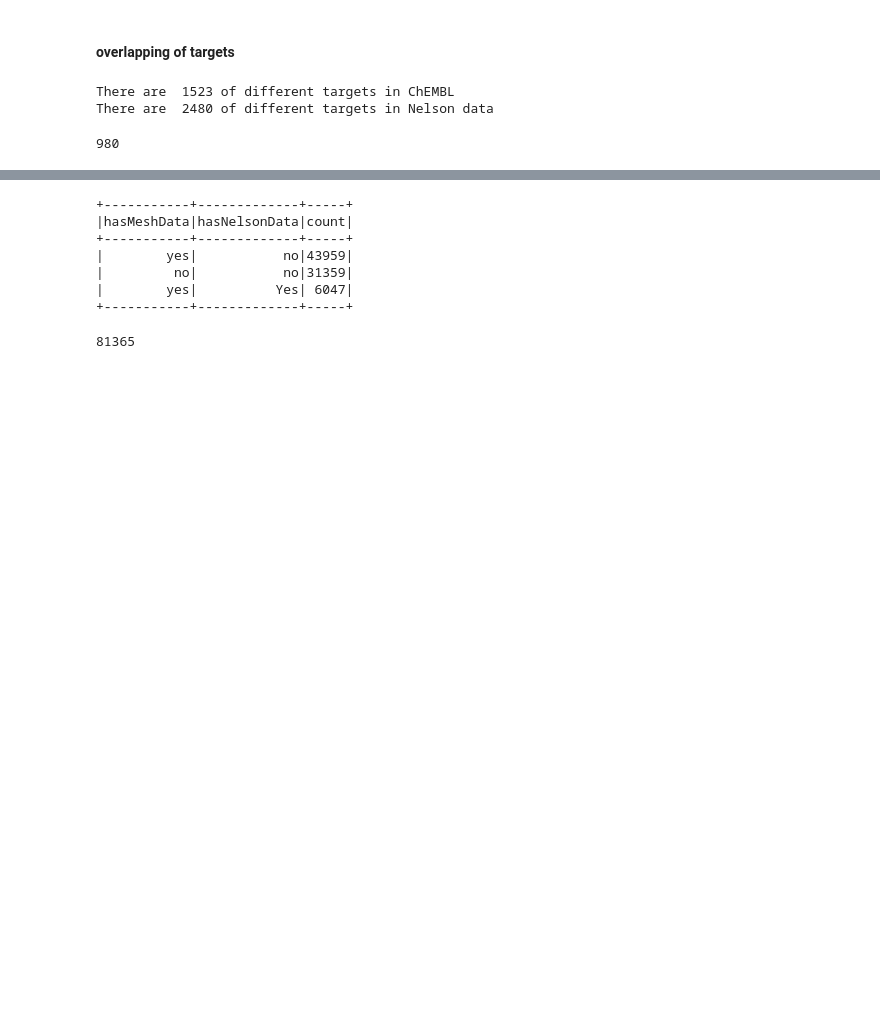
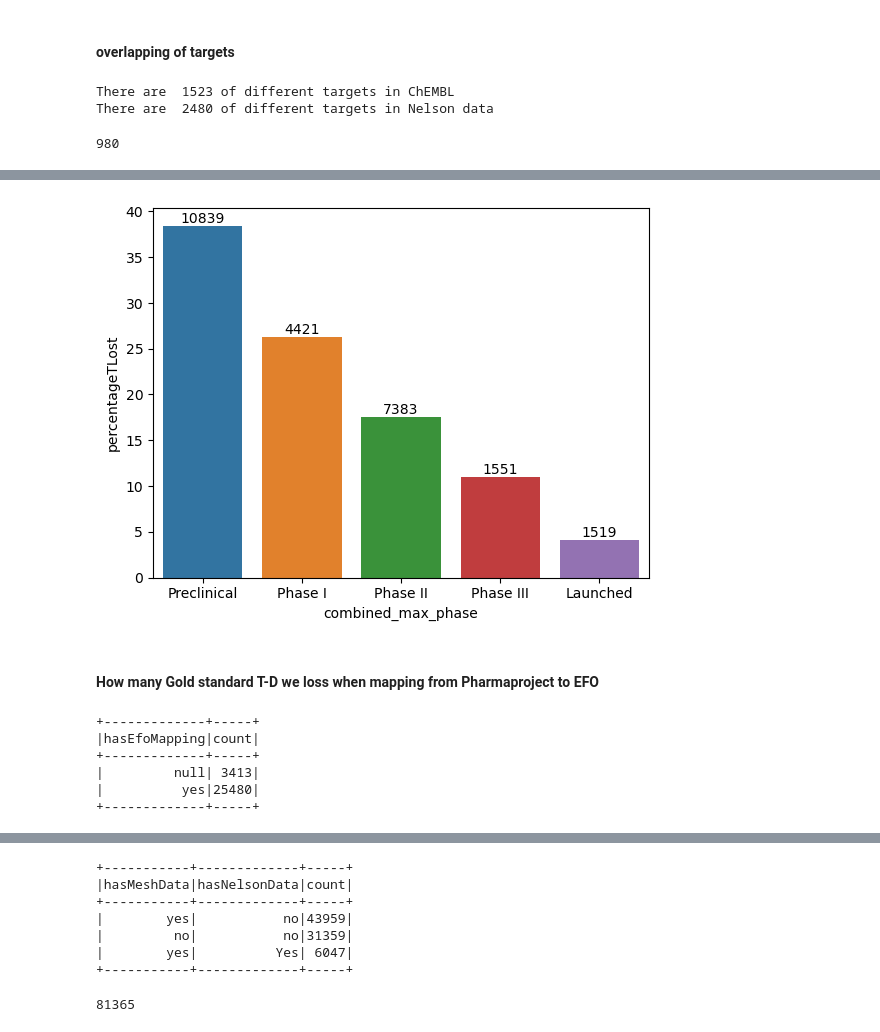
Before and after one commit to Juanmaria-rr/clinicalDrugsCuration, a Jupyter notebook: src/analysis/matches.ipynb, the cells around one changed output, grey strips where cells are left out. Saved outputs shown, nothing was run; the diff lists cells and outputs as text; code cells hidden in the pictures; blank space fills up the shorter version.

```diff
--- a/src/analysis/matches.ipynb
+++ b/src/analysis/matches.ipynb
@@ -656,0 +947,44 @@ AnalysisException: Column 'hasMeshData' does not exist. Did you mean one of the
+# %%
+ax = sns.barplot(
+    x="combined_max_phase",
+    y="percentageTLost",
+    data=barplot_Target,
+    order=["Preclinical", "Phase I", "Phase II", "Phase III", "Launched"],
+)
+# Retrieve the values from the 'other_column' to use as custom labels
+custom_labels = (
+    barplot_Target.set_index("combined_max_phase")
+    .loc[["Preclinical", "Phase I", "Phase II", "Phase III", "Launched"], "totalTD"]
+    .values
+)
+
+# Annotate each bar with the corresponding label from 'other_column'
+for bar, label in zip(ax.containers[0], custom_labels):
+    ax.text(
+        bar.get_x() + bar.get_width() / 2,  # X position in the center of the bar
+        bar.get_height(),  # Y position at the top of the bar
+        label,  # Text label
+        ha="center",
+        va="bottom",  # Center alignment
+    )
+
+plt.show()
+# %% [output]
+[figure, added]
+# %% [markdown]
+#### How many Gold standard T-D we loss when mapping from Pharmaproject to EFO
+# %%
+diseasesWithAnnotations.selectExpr(
+    "unionMesh as indication_mesh_id", "id"
+).distinct().withColumn("hasEfoMapping", F.lit("yes")).join(
+    nelson, on="indication_mesh_id", how="right"
+).groupBy(
+    "hasEfoMapping"
+).count().show()
+# %% [output]
++-------------+-----+
+|hasEfoMapping|count|
++-------------+-----+
+|         null| 3413|
+|          yes|25480|
++-------------+-----+
```
Also changed, not shown: parts of 25 cells of this notebook.
